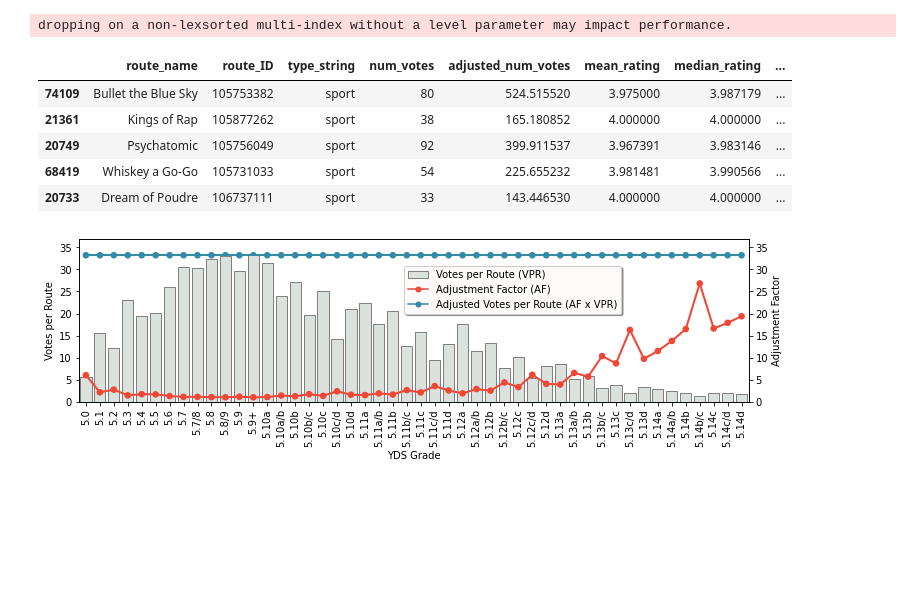
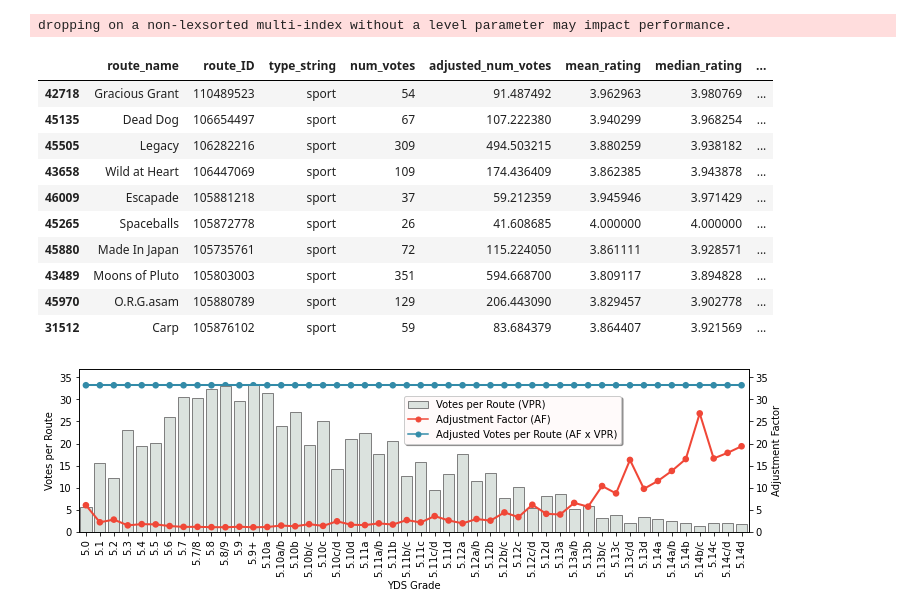
Before and after one commit to OpenBeta/climbing-data, a Jupyter notebook: curated_datasets/RouteQualityData_Construction.ipynb, the cells around one changed output. Drawn from its saved outputs; the diff is of its cells as text; code cells hidden in the pictures; blank space fills up the shorter version.

```diff
--- a/curated_datasets/RouteQualityData_Construction.ipynb
+++ b/curated_datasets/RouteQualityData_Construction.ipynb
@@ -101,39 +101,44 @@ df_quality = df[['route_name', 'route_ID', 'type_string', 'num_votes',
 
 def find_best_routes(df, metrics, num=3, route_type='all', grade_range='all'):
 
     if route_type != 'all':
         df = df[df['type_string'] == route_type].copy()
 
     if grade_range != 'all':
         lo,hi = grade_range
         lo_rank = calculate_grade_rank(lo)
         hi_rank = calculate_grade_rank(hi)
         df = df[(lo_rank <= df['YDS_rank']) & (df['YDS_rank'] <= hi_rank)].copy()
 
     rankings = []
     for metric in metrics:
         rank_name =  '_'.join([metric, 'rank'])
         df[rank_name] = df[metric].rank(method='dense', ascending=False)
         rankings.append(rank_name)
 
     df['total_rank'] = 0
     for rank in rankings:
         df['total_rank'] += df[rank]
     df['average_rank'] = df['total_rank']/len(rankings)
 
     df = df.sort_values(by=['average_rank'])
     routes = df.head(num)
 
     return routes
 
-find_best_routes(df_quality, ['ARQI_median'], num=5, grade_range=('5.12a','5.13a'), route_type='sport')
+find_best_routes(df_quality, ['ARQI_median'], num=10, grade_range=('5.10a','5.11a'), route_type='sport')
 # %% [output]
 |  | route_name | route_ID | type_string | num_votes | adjusted_num_votes | mean_rating | median_rating | ... |
-| 74109 | Bullet the Blue Sky | 105753382 | sport | 80 | 524.515520 | 3.975000 | 3.987179 | ... |
-| 21361 | Kings of Rap | 105877262 | sport | 38 | 165.180852 | 4.000000 | 4.000000 | ... |
-| 20749 | Psychatomic | 105756049 | sport | 92 | 399.911537 | 3.967391 | 3.983146 | ... |
-| 68419 | Whiskey a Go-Go | 105731033 | sport | 54 | 225.655232 | 3.981481 | 3.990566 | ... |
-| 20733 | Dream of Poudre | 106737111 | sport | 33 | 143.446530 | 4.000000 | 4.000000 | ... |
+| 42718 | Gracious Grant | 110489523 | sport | 54 | 91.487492 | 3.962963 | 3.980769 | ... |
+| 45135 | Dead Dog | 106654497 | sport | 67 | 107.222380 | 3.940299 | 3.968254 | ... |
+| 45505 | Legacy | 106282216 | sport | 309 | 494.503215 | 3.880259 | 3.938182 | ... |
+| 43658 | Wild at Heart | 106447069 | sport | 109 | 174.436409 | 3.862385 | 3.943878 | ... |
+| 46009 | Escapade | 105881218 | sport | 37 | 59.212359 | 3.945946 | 3.971429 | ... |
+| 45265 | Spaceballs | 105872778 | sport | 26 | 41.608685 | 4.000000 | 4.000000 | ... |
+| 45880 | Made In Japan | 105735761 | sport | 72 | 115.224050 | 3.861111 | 3.928571 | ... |
+| 43489 | Moons of Pluto | 105803003 | sport | 351 | 594.668700 | 3.809117 | 3.894828 | ... |
+| 45970 | O.R.G.asam | 105880789 | sport | 129 | 206.443090 | 3.829457 | 3.902778 | ... |
+| 31512 | Carp | 105876102 | sport | 59 | 83.684379 | 3.864407 | 3.921569 | ... |
 # %%
 df_save = df[['route_name', 'route_ID', 'type_string', 'sector_ID', 'parent_sector', 'parent_loc', 'num_votes',
               'adjusted_num_votes', 'mean_rating', 'median_rating', 'mode_rating', 'RQI_mean',
```
Also changed, not shown: parts of 3 cells of this notebook, 2 other files.
